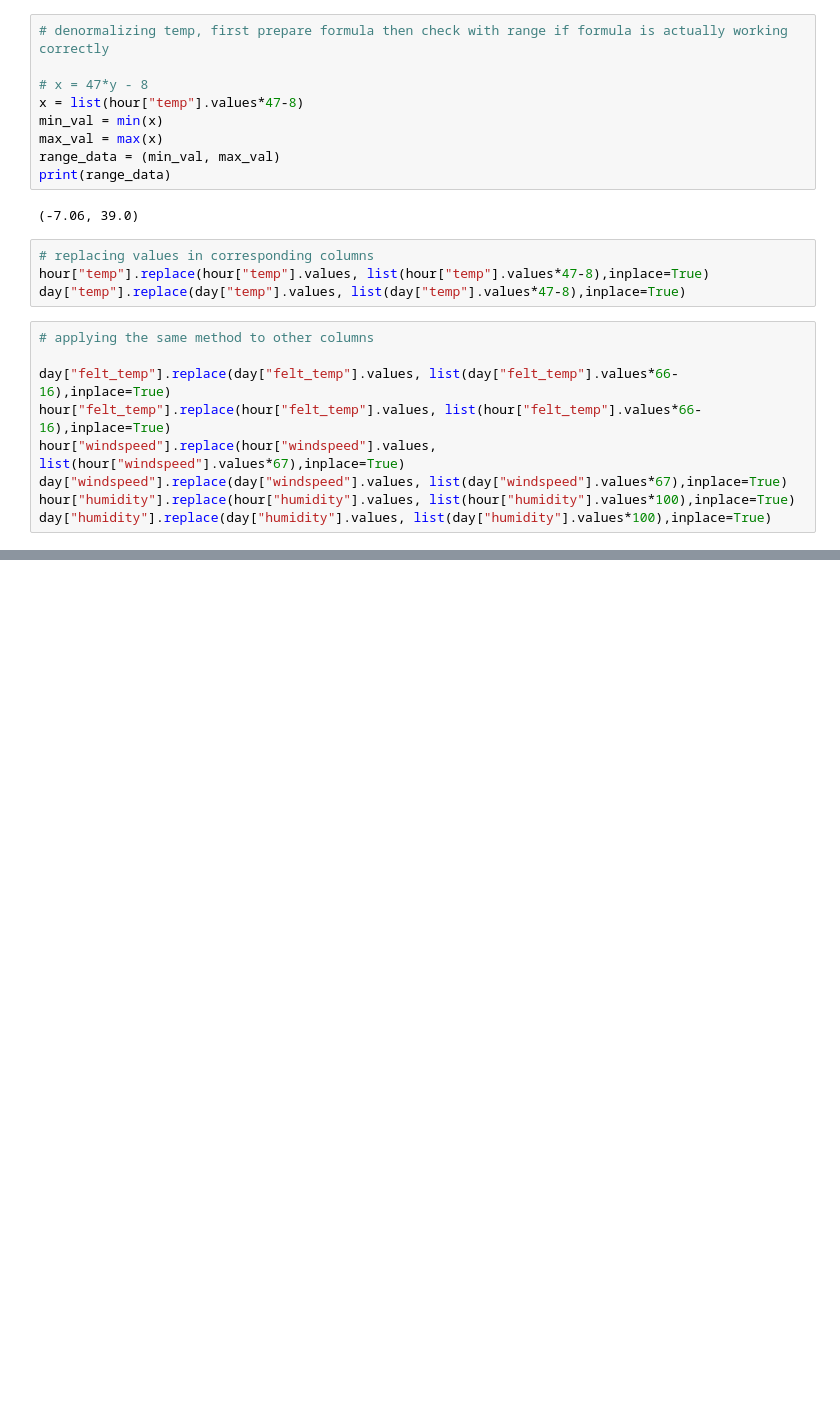
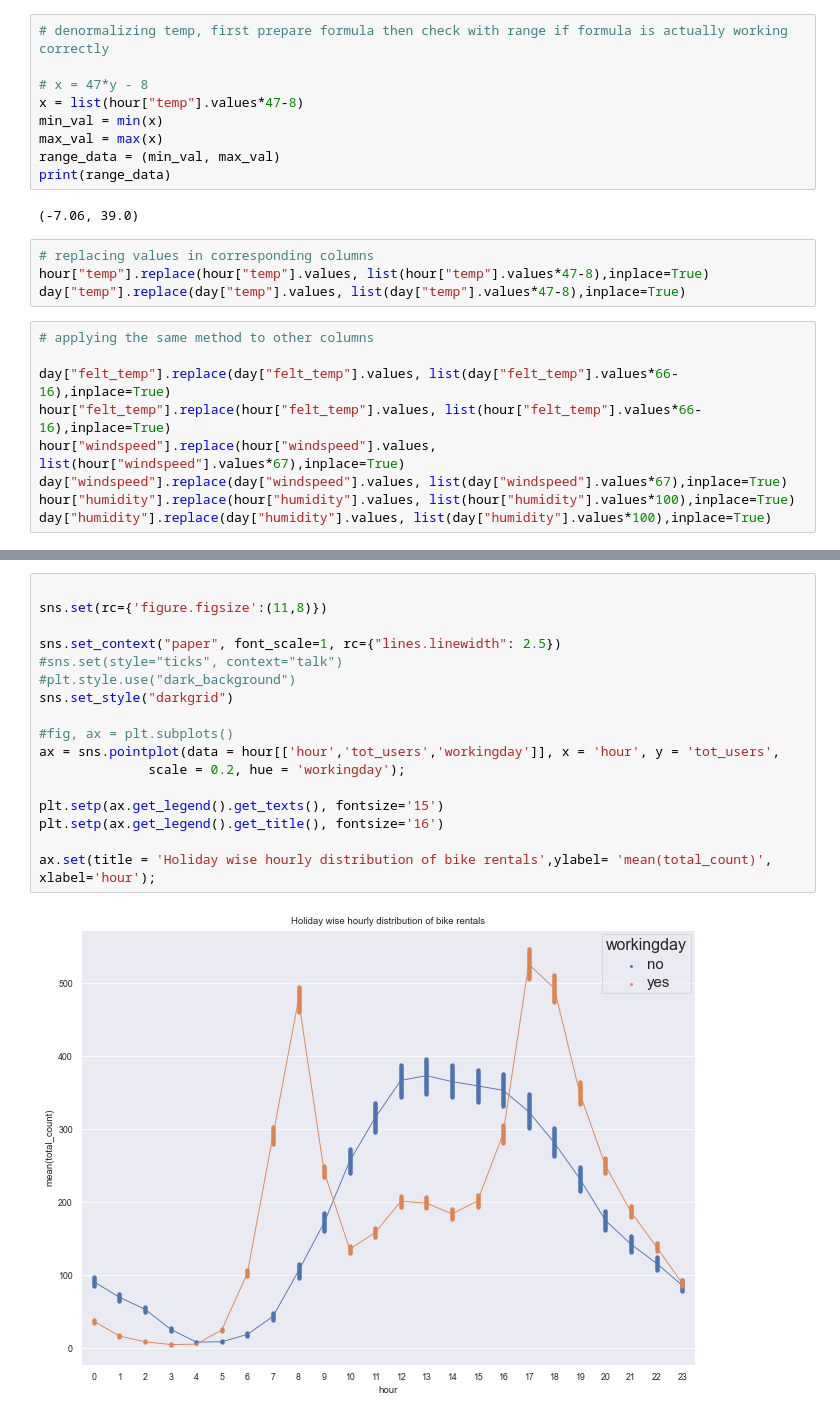
Before and after one commit to davidellavalle/Capital-Bikeshare, a Jupyter notebook: 2011-12/Exploratory data analysis.ipynb, the cells around one changed output, grey strips where cells are left out. Saved outputs shown, nothing was run; the diff lists cells and outputs as text; blank space fills up the shorter version.

```diff
--- a/2011-12/Exploratory data analysis.ipynb
+++ b/2011-12/Exploratory data analysis.ipynb
@@ -248,0 +267,19 @@ ax.set(title = 'Season wise hourly distribution of bike rentals',ylabel= 'mean(t
+# %%
+
+sns.set(rc={'figure.figsize':(11,8)})
+
+sns.set_context("paper", font_scale=1, rc={"lines.linewidth": 2.5})
+#sns.set(style="ticks", context="talk")
+#plt.style.use("dark_background")
+sns.set_style("darkgrid")
+
+#fig, ax = plt.subplots()
+ax = sns.pointplot(data = hour[['hour','tot_users','workingday']], x = 'hour', y = 'tot_users',
+              scale = 0.2, hue = 'workingday');
+
+plt.setp(ax.get_legend().get_texts(), fontsize='15')
+plt.setp(ax.get_legend().get_title(), fontsize='16')
+
+ax.set(title = 'Holiday wise hourly distribution of bike rentals',ylabel= 'mean(total_count)', xlabel='hour');
+# %% [output]
+[figure, added]
```
Also changed, not shown: parts of 5 cells of this notebook.
